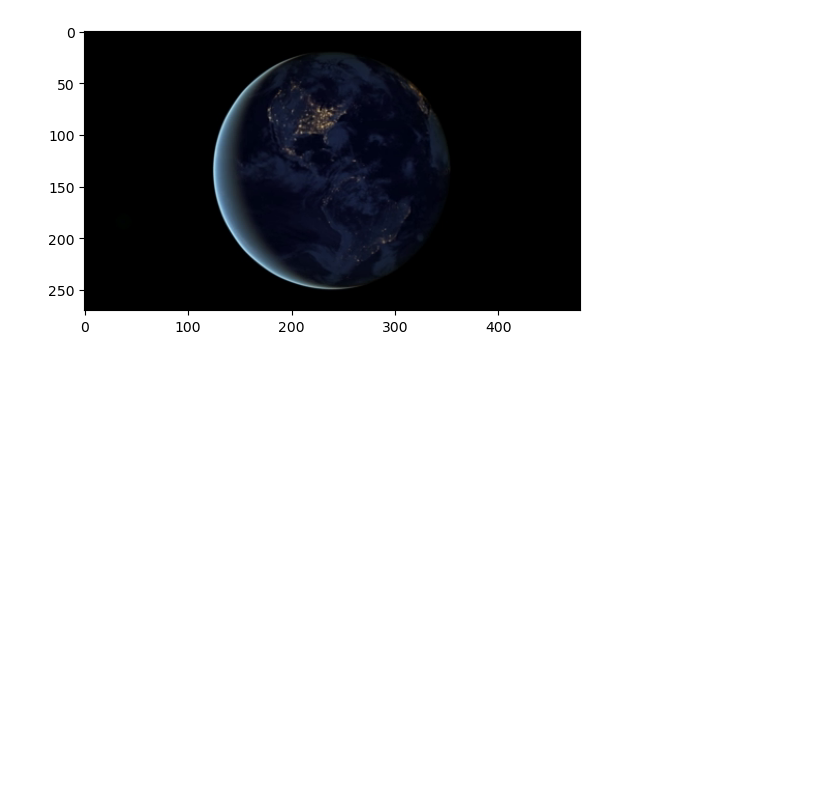
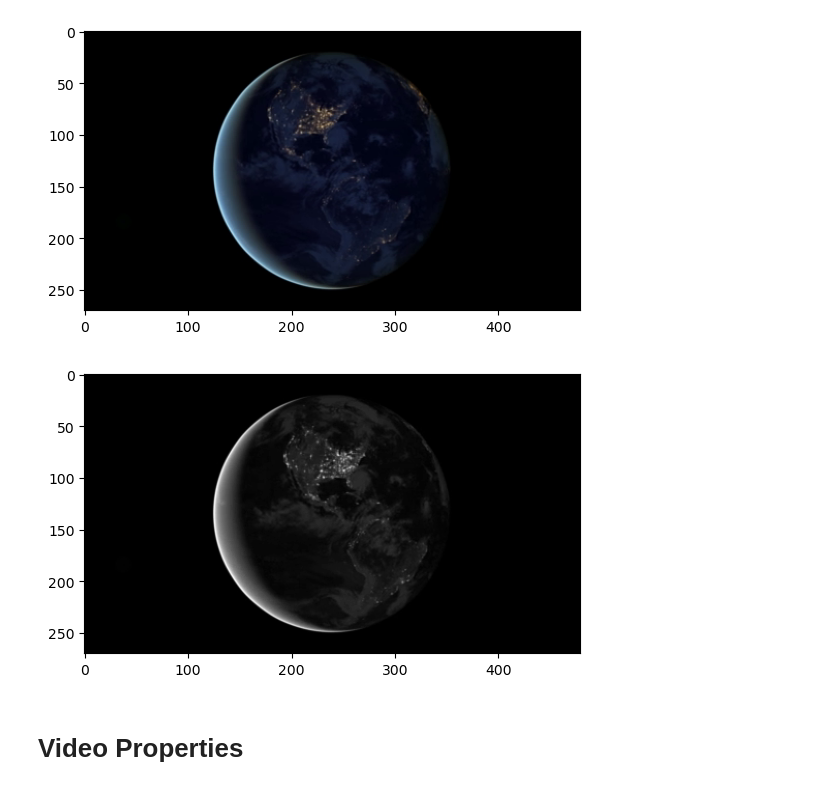
Before and after one commit to Abtinz/Computer-Vision-OpenCV-Yolo, a Jupyter notebook: OpenCV/videos and intracts/video/Untitled.ipynb, the cells around one changed output. Drawn from its saved outputs; the diff is of its cells as text; code cells hidden in the pictures; blank space fills up the shorter version.

Commit message:
Video Properties

```diff
--- a/OpenCV/videos and intracts/video/Untitled.ipynb
+++ b/OpenCV/videos and intracts/video/Untitled.ipynb
@@ -23,20 +23,21 @@ cv2.destroyAllWindows()
 [figure]
 # %%
 #lets make it grayscale(we are changing the frame colors)
-
-
 video_source = cv2.VideoCapture("./test.mp4")
 
 while True:
     ret, frame = video_source.read()
     if not ret:
         break
     grayscale = cv2.cvtColor(frame, cv2.COLOR_BGR2GRAY)
     cv2.imshow('Gray video', grayscale)
     if cv2.waitKey(1) & 0xFF == 27:
-        plt.imshow(frame[...,::-1])
+        plt.imshow(grayscale , cmap = "gray")
         break
 
-# Release camera and close windows
-cap.release()
+video_source.release()
 cv2.destroyAllWindows()
+# %% [output]
+[figure, added]
+# %% [markdown]
+# Video Properties
```
Also changed, not shown: parts of 1 cell of this notebook.
